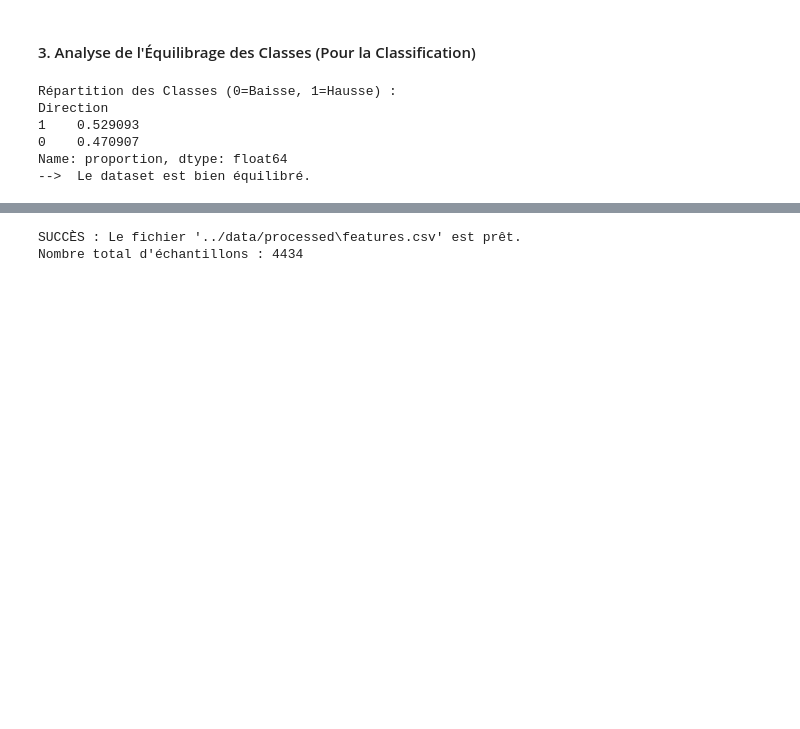
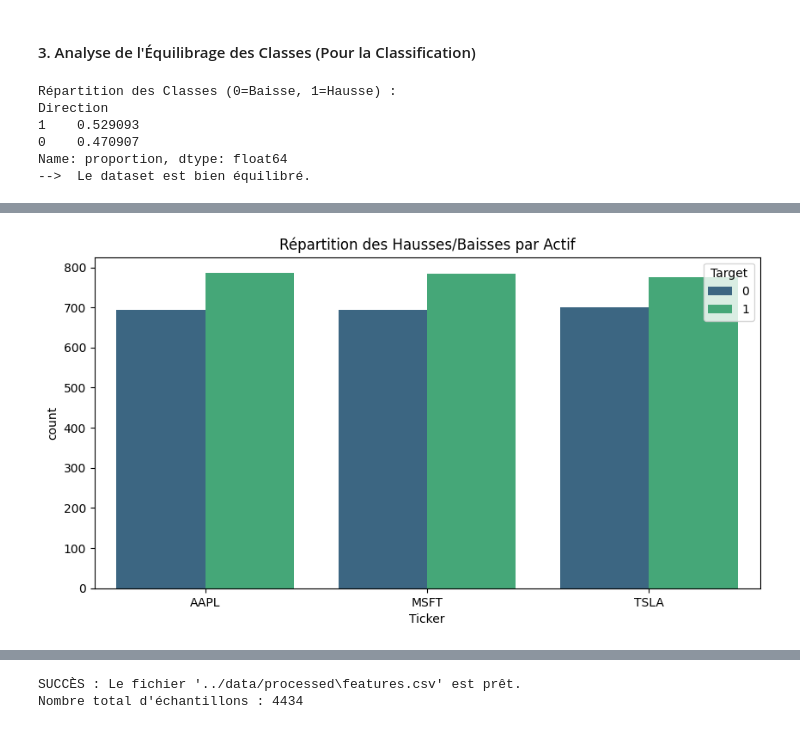
Before and after one commit to Youssef-0202/Data-Mining-Project-, a Jupyter notebook: notebooks/2_feature_engineering.ipynb, the cells around one changed output, grey strips where cells are left out. Drawn from its saved outputs; the diff is of its cells as text; code cells hidden in the pictures; blank space fills up the shorter version.

```diff
--- a/notebooks/2_feature_engineering.ipynb
+++ b/notebooks/2_feature_engineering.ipynb
@@ -199,0 +243,9 @@ plt.show()
+# %%
+# Comparaison de l'équilibrage par action
+import seaborn as sns
+plt.figure(figsize=(10, 5))
+sns.countplot(x='Ticker', hue='Target', data=full_df, palette='viridis')
+plt.title("Répartition des Hausses/Baisses par Actif")
+plt.show()
+# %% [output]
+[figure, added]
```
Also changed, not shown: parts of 10 cells of this notebook, 2 other files.
